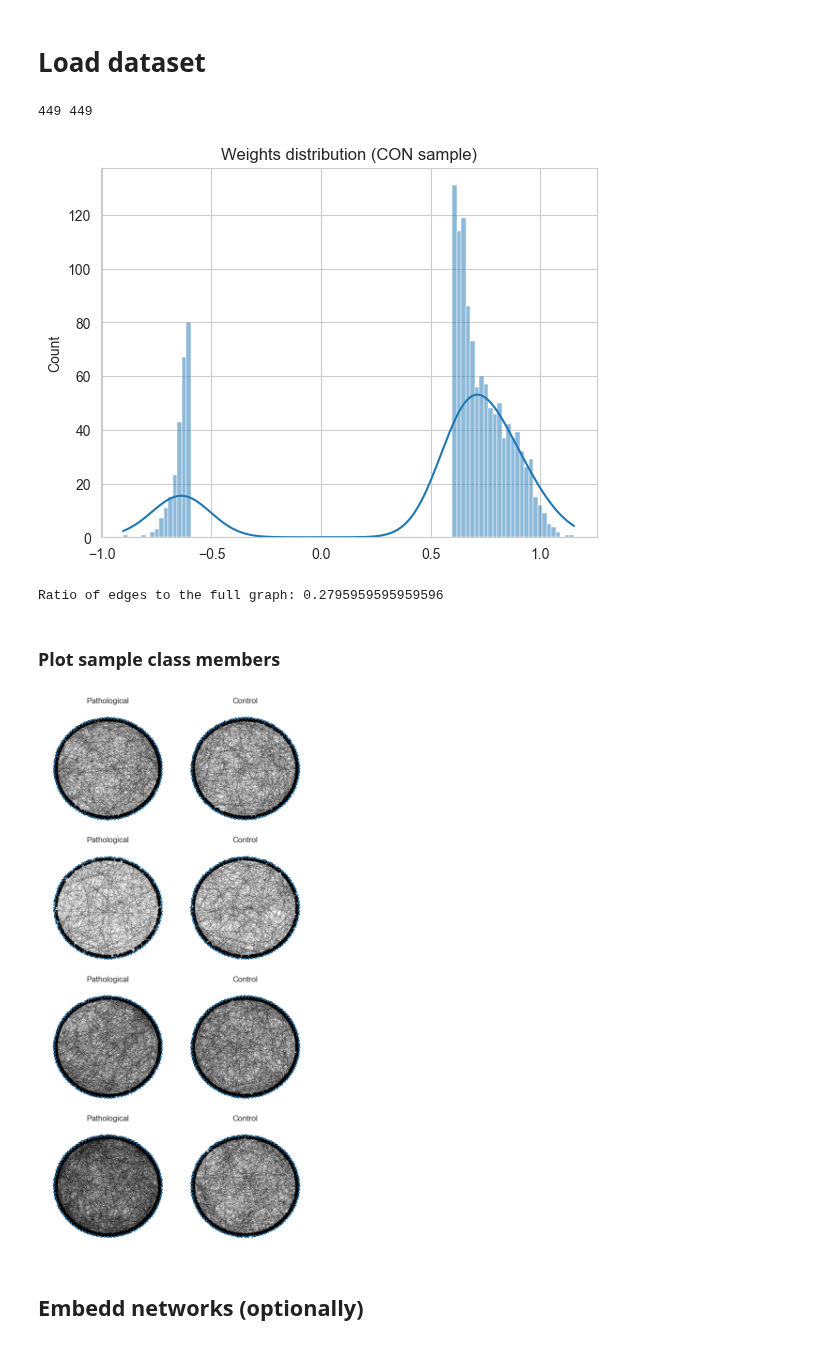
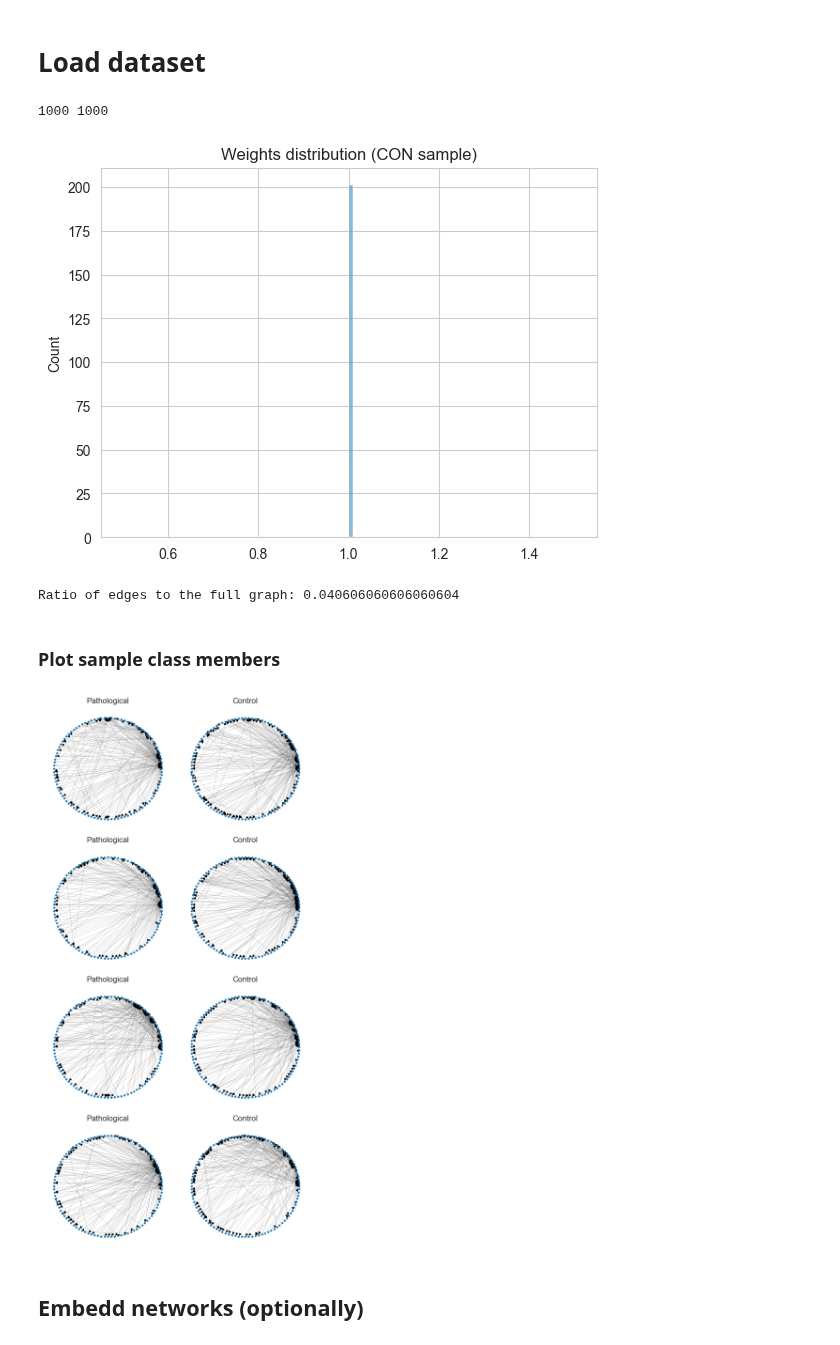
Before and after one commit to Wotaker/masters-thesis, a Jupyter notebook: master_thesis/training/train.ipynb, the cells around one changed output. Saved outputs shown, nothing was run; the diff lists cells and outputs as text; code cells hidden in the pictures.

```diff
--- a/master_thesis/training/train.ipynb
+++ b/master_thesis/training/train.ipynb
@@ -9,6 +9,7 @@ import networkx as nx
 import matplotlib.pyplot as plt
 from sklearn.model_selection import KFold
 from tqdm import tqdm
+from karateclub import Graph2Vec
 
 from master_thesis.utils import LOGLEVEL_MAP
 from master_thesis.classification_models import *
@@ -21,41 +22,48 @@ SEED = 42
 K_FOLDS = 10
 
 # === Scale Free Synthetic Dataset ===
-# NETWORKS_DIR_PATH = "/Users/wciezobka/sano/projects/masters-thesis/Datasets/Synthetic/ScaleFreeBias/networks"
+NETWORKS_DIR_PATH = "/Users/wciezobka/sano/projects/masters-thesis/Datasets/Synthetic/ScaleFreeBias/networks"
 # NETWORKS_DIR_PATH = "/Users/wciezobka/sano/projects/masters-thesis/Datasets/Synthetic/ScaleFreeEasy/networks"
 
 # === Real World Stroke Split Dataset ===
 # NETWORKS_DIR_PATH = "/Users/wciezobka/sano/projects/masters-thesis/Datasets/NeuroFlicksFC/networks"
 # NETWORKS_DIR_PATH = "/Users/wciezobka/sano/projects/masters-thesis/Datasets/NeuroFlicksGC/networks"
-NETWORKS_DIR_PATH = "/Users/wciezobka/sano/projects/masters-thesis/Datasets/NeuroFlicksRCC/networks"
+# NETWORKS_DIR_PATH = "/Users/wciezobka/sano/projects/masters-thesis/Datasets/NeuroFlicksRCC/networks"
 # NETWORKS_DIR_PATH = "/Users/wciezobka/sano/projects/masters-thesis/Datasets/NeuroFlicksUnidirRCC/networks"
 # %% [markdown]
 # Load dataset
-# %%
-X, y = Preprocessing(
-    undirected=False,
-    connection_weight_threshold=(0.6, -0.6),
-    subtract_control_mean=True)(*load_np_data(
-    NETWORKS_DIR_PATH,
-    channel=0
-))
-print(len(X), len(y))
-# %% [output]
-449 449
+# %%
+# Load raw numpy networks
+X_raw, y_raw = load_np_data(NETWORKS_DIR_PATH)
+
+# # Subtract control mean
+# verbose_control_mean = X_raw[y_raw == 0].mean(axis=0)
+# X_raw = X_raw - verbose_control_mean
+
+# Preprocess data
+X_verbose, y_verbose = Preprocessing(
+    undirected=False,
+    # connection_weight_threshold=(0.6, -0.6)
+)(X_raw, y_raw)
+
+# Print shapes
+print(len(X_verbose), len(X_verbose))
+# %% [output]
+1000 1000
 # %%
 idx = 5
-plot_weight_histogram(X[idx], y[idx])
-print(f"Ratio of edges to the full graph: {len(X[idx].edges) / (50 * 99)}")
+plot_weight_histogram(X_verbose[idx], y_verbose[idx])
+print(f"Ratio of edges to the full graph: {len(X_verbose[idx].edges) / (50 * 99)}")
 # %% [output]
-[figure, old version]
+[figure, new version]
-Ratio of edges to the full graph: 0.2795959595959596
+Ratio of edges to the full graph: 0.040606060606060604
 # %% [markdown]
 ### Plot sample class members
 # %%
 # Plot sample networks
-plot_sample_networks(X, y, rows=4)
+plot_sample_networks(X_verbose, y_verbose, rows=4)
 # %% [output]
-[figure, old version]
+[figure, new version]
 # %% [markdown]
 ## Embedd networks (optionally)
 # %%
```
Also changed, not shown: parts of 6 cells of this notebook, 4 other files.
